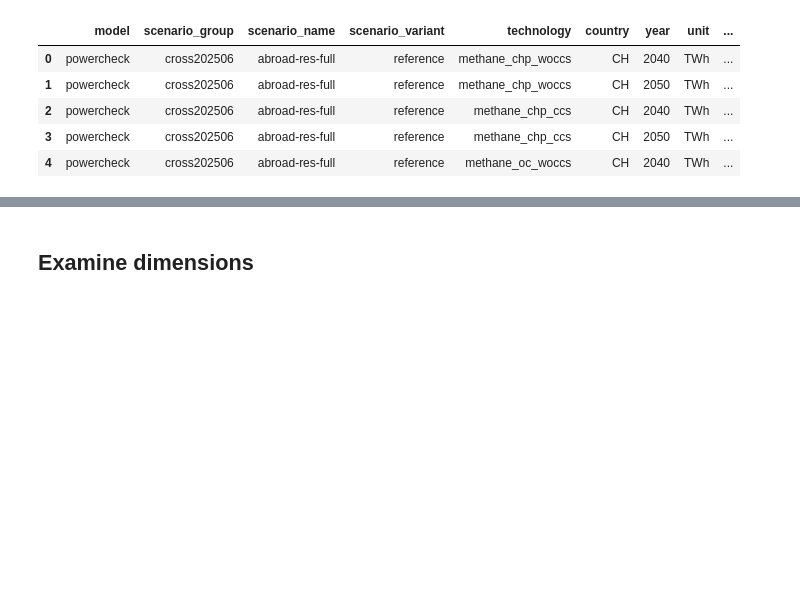
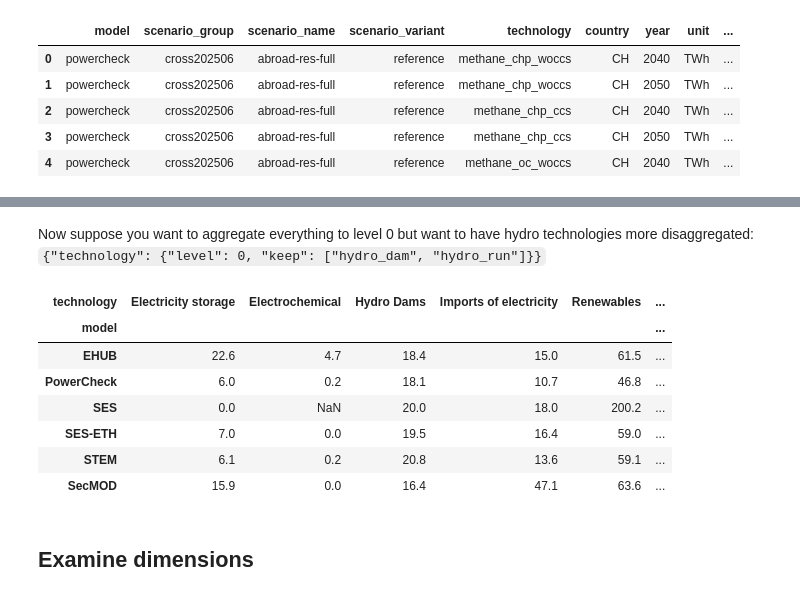
Before and after one commit to sweet-cross/crosscontract, a Jupyter notebook: notebooks/registry_tutorial.ipynb, the cells around one changed output, grey strips where cells are left out. Saved outputs shown, nothing was run; the diff lists cells and outputs as text; code cells hidden in the pictures; blank space fills up the shorter version.

```diff
--- a/notebooks/registry_tutorial.ipynb
+++ b/notebooks/registry_tutorial.ipynb
@@ -141,3 +165,21 @@ res_elec_supply.get_data(
+# %% [markdown]
+Now suppose you want to aggregate everything to level 0 but want to have hydro technologies more disaggregated: `{"technology": {"level": 0, "keep": ["hydro_dam", "hydro_run"]}}`
+# %%
+res_elec_supply.get_data(
+    filters={"year": [2050], "scenario_variant": ["reference"]},
+    aggregation={"technology": {"level": 0, "keep": ["hydro_dam", "hydro_run"]}},
+    use_titles=True,
+    columns=["model", "technology", "value"]
+).pivot_table(index="model", columns="technology", values="value").round(1)
+# %% [output]
+| technology | Electricity storage | Electrochemical | Hydro Dams | Imports of electricity | Renewables | ... |
+| model |  |  |  |  |  | ... |
+| EHUB | 22.6 | 4.7 | 18.4 | 15.0 | 61.5 | ... |
+| PowerCheck | 6.0 | 0.2 | 18.1 | 10.7 | 46.8 | ... |
+| SES | 0.0 | NaN | 20.0 | 18.0 | 200.2 | ... |
+| SES-ETH | 7.0 | 0.0 | 19.5 | 16.4 | 59.0 | ... |
+| STEM | 6.1 | 0.2 | 20.8 | 13.6 | 59.1 | ... |
+| SecMOD | 15.9 | 0.0 | 16.4 | 47.1 | 63.6 | ... |
 # %% [markdown]
 ## Examine dimensions
 # %% [markdown]
```
Also changed, not shown: parts of 9 cells of this notebook, 1 other file.
